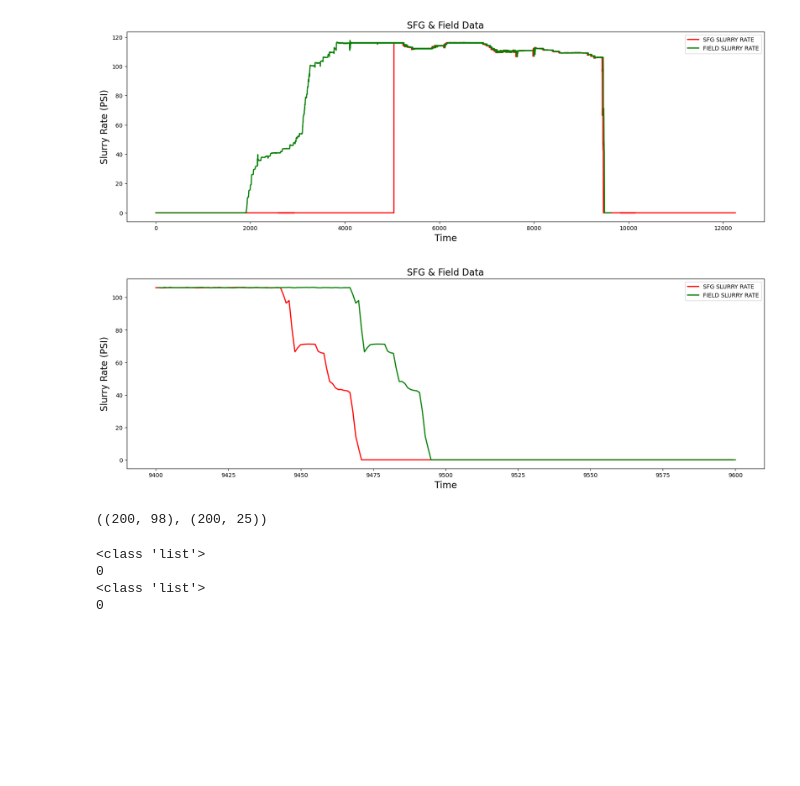
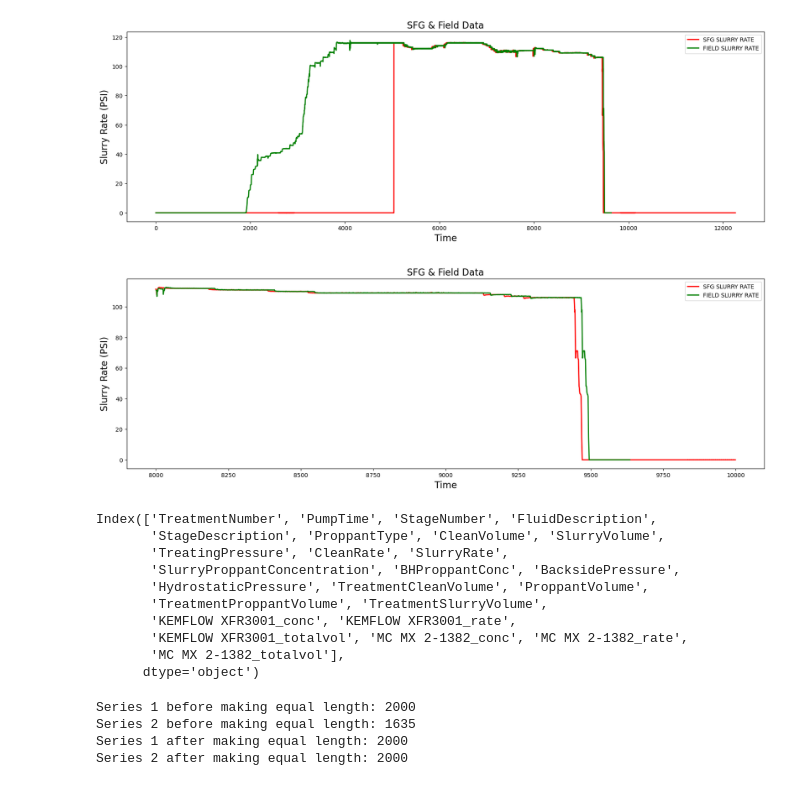
Before and after one commit to rivillasm/python_code, a Jupyter notebook: python_052_empty_rows_shift.ipynb, the cells around one changed output. Drawn from its saved outputs; the diff is of its cells as text; code cells hidden in the pictures; blank space fills up the shorter version.

```diff
--- a/python_052_empty_rows_shift.ipynb
+++ b/python_052_empty_rows_shift.ipynb
@@ -135,43 +140,60 @@ plt.show()
 [figure]
 # %%
 # Plotting Close Value Data ZOOM
-start_date = 9400
-end_date = 9600
+start_date = 8000
+end_date = 10000
 plt.figure(figsize=(20,6))
 plt.ticklabel_format(useOffset=False, style='plain')
 plt.plot(df_sfg_emtpyrows[start_date:end_date].index.values, df_sfg_emtpyrows['Slurry Rate'][start_date:end_date].values, lw=2, color='red',label="SFG SLURRY RATE")
 plt.plot(df_field[start_date:end_date].index.values, df_field['SlurryRate'][start_date:end_date].values, lw=2, color='green',label="FIELD SLURRY RATE")
 plt.xlabel("Time", fontsize=16)
 plt.ylabel("Slurry Rate (PSI)", fontsize=16)
 plt.title("SFG & Field Data", fontsize=16);
 plt.legend()
 
 plt.show()
 # %% [output]
-[figure, old version]
+[figure, new version]
-# %%
-start_date = 9400
-end_date = 9600
-df_sfg_emtpyrows[start_date:end_date].shape, df_field[start_date:end_date].shape
-# %% [output]
-((200, 98), (200, 25))
-# %%
-# convertion to series
-
-start_date = 9400
-end_date = 9600
-
-sfg_s = df_sfg_emtpyrows['Slurry Rate'][start_date:end_date].interpolate().values.tolist()
-print(type(sfg_s))
-print(np.count_nonzero(np.isnan(sfg_s)))
-
-
-field_s = df_field['SlurryRate'][start_date:end_date].interpolate().values.tolist()
-print(type(field_s))
-print(np.count_nonzero(np.isnan(field_s)))
-# %% [output]
-<class 'list'>
-0
-<class 'list'>
-0
+# %%
+df_field[start_date:end_date].columns
+# %% [output]
+Index(['TreatmentNumber', 'PumpTime', 'StageNumber', 'FluidDescription',
+       'StageDescription', 'ProppantType', 'CleanVolume', 'SlurryVolume',
+       'TreatingPressure', 'CleanRate', 'SlurryRate',
+       'SlurryProppantConcentration', 'BHProppantConc', 'BacksidePressure',
+       'HydrostaticPressure', 'TreatmentCleanVolume', 'ProppantVolume',
+       'TreatmentProppantVolume', 'TreatmentSlurryVolume',
+       'KEMFLOW XFR3001_conc', 'KEMFLOW XFR3001_rate',
+       'KEMFLOW XFR3001_totalvol', 'MC MX 2-1382_conc', 'MC MX 2-1382_rate',
+       'MC MX 2-1382_totalvol'],
+      dtype='object')
+# %%
+start_date = 8000
+end_date = 10000
+
+def make_equal_length(series1, series2):
+    len1 = len(series1)
+    len2 = len(series2)
+
+    if len1 > len2:
+        series2 += [0] * (len1 - len2)
+    elif len2 > len1:
+        series1 += [0] * (len2 - len1)
+
+    return series1, series2
+
+# Example usage:
+series1 = df_sfg_emtpyrows[start_date:end_date]['Slurry Rate'].interpolate().values.tolist()
+series2 = df_field[start_date:end_date]['SlurryRate'].interpolate().values.tolist()
+print("Series 1 before making equal length:", len(series1))
+print("Series 2 before making equal length:", len(series2))
+
+sfg_column, field_column = make_equal_length(series1, series2)
+print("Series 1 after making equal length:", len(sfg_column))
+print("Series 2 after making equal length:", len(field_column))
+# %% [output]
+Series 1 before making equal length: 2000
+Series 2 before making equal length: 1635
+Series 1 after making equal length: 2000
+Series 2 after making equal length: 2000
 # %%
```
Also changed, not shown: parts of 13 cells of this notebook.
